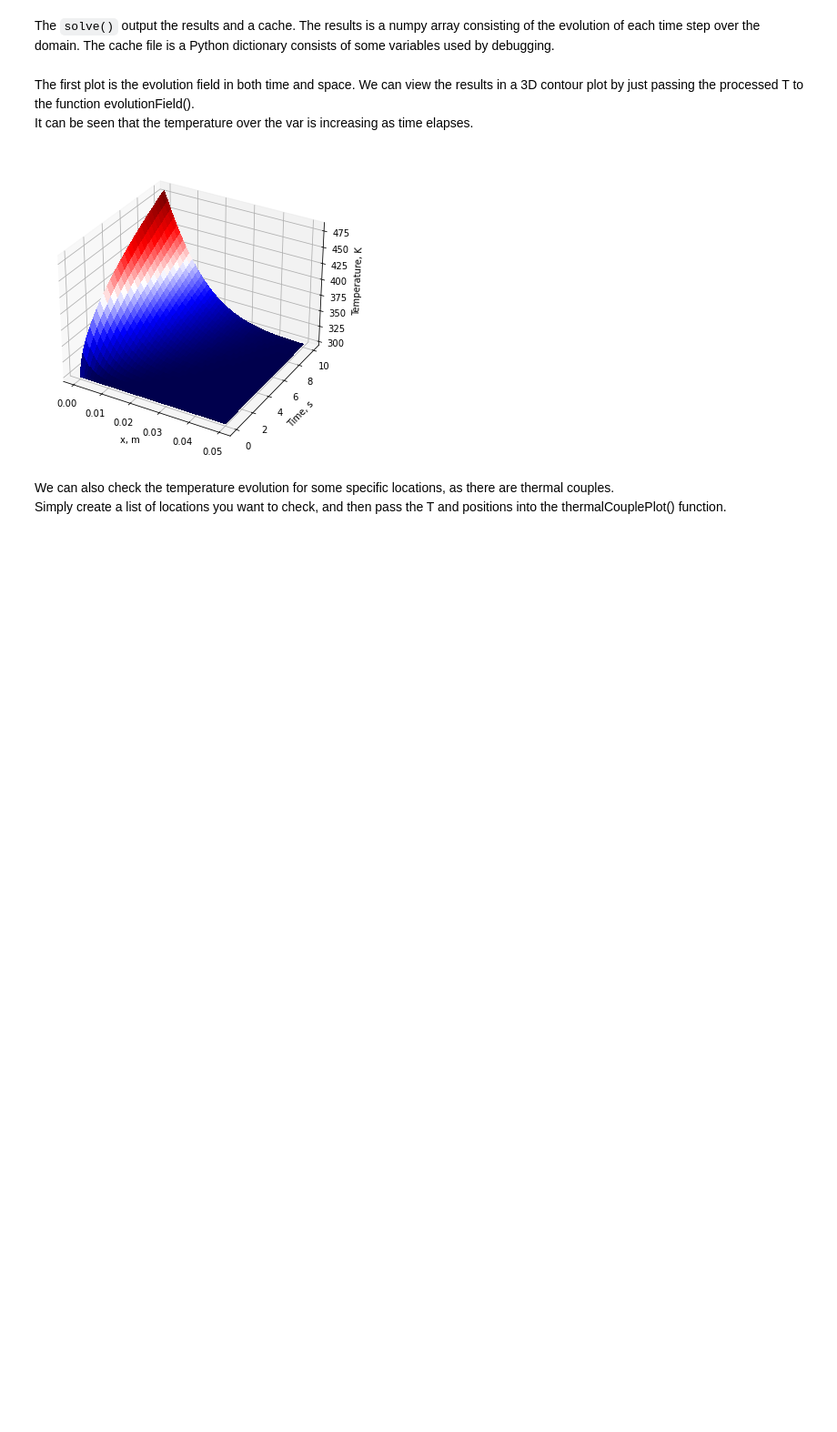
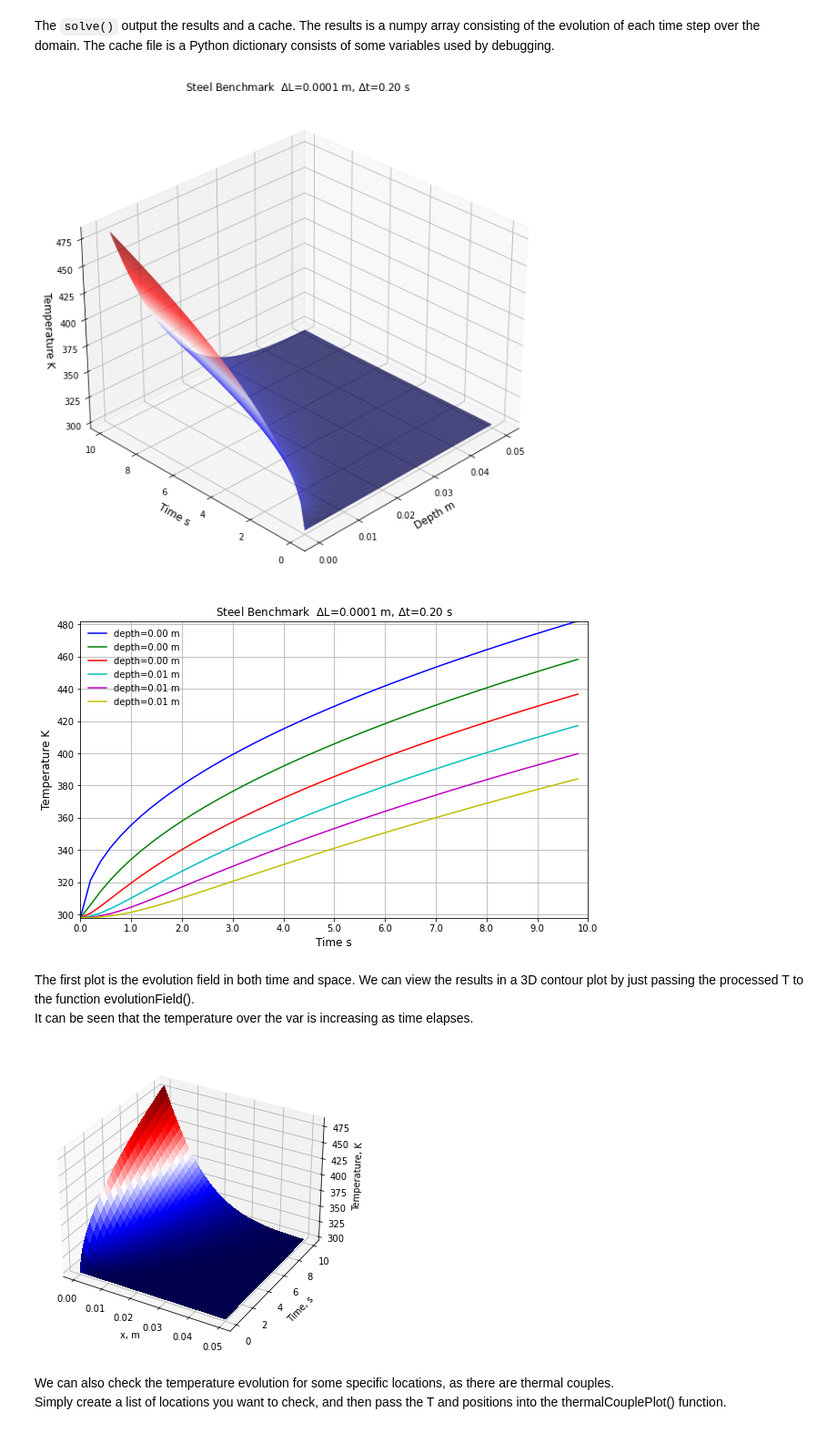
Before and after one commit to NelisW/heatConduction, a Jupyter notebook: 1D-heatflow.ipynb, the cells around one changed output. Shown at 91% size. Cells and saved outputs as stored; diff of their text form; code cells hidden in the pictures; blank space fills up the shorter version.

```diff
--- a/1D-heatflow.ipynb
+++ b/1D-heatflow.ipynb
@@ -41,6 +41,15 @@ paras = pd.Series(name = column,dtype='object')
 paras['length'] = 0.05
 paras['numberOfNode'] = 501
 
+
+# Material
+paras['material'] = 'Steel'
+paras['density'] = 7850        #  kg/m3
+paras['conductivity'] = 60.5   #  W/(m.K)
+paras['heatCapacity cp'] = 434    #  J/(kg.K)
+paras['diffusivity'] = paras['conductivity'] / (paras['density'] * paras['heatCapacity cp']) # m2/s
+paras['penDepth (Diurnal)'] = np.sqrt(7.7 * paras['diffusivity'] * 86.4e3 )
+
 # Solution
 paras['numberOfTimeStep'] = 50
 paras['deltaTime'] = 0.2
@@ -48,15 +57,8 @@ paras['maxIteration'] = 20
 paras['convergence'] = 1E-10
 paras['relaxation'] = 1 # value in [0-1] Very sensitive!!!
 paras['showProg'] = False # print every time step
+paras['penDepth'] = np.sqrt(7.7 * paras['diffusivity'] * paras['deltaTime'] )
 
-# Material
-paras['material'] = 'steel'
-paras['material function'] = 'constant'
-paras['density'] = 7850        #  kg/m3
-paras['conductivity'] = 60.5   #  W/(m.K)
-paras['heatCapacity'] = 434    #  J/(m.K)
-paras['diffusivity'] = paras['conductivity'] / (paras['density'] * paras['heatCapacity']) # m2/s
-paras['penDepth'] = np.sqrt(7.7 * paras['diffusivity'] * paras['deltaTime'] )
 
 # Initial conditions
 paras['Initial value'] = 298.  # K
@@ -65,7 +67,7 @@ paras['Initial value'] = 298.  # K
 paras['Do radiative'] = False
 paras['Emissivity'] = 0.8
 paras['AtmoTau'] = 0.8
-paras['Solar constant'] = 1500 # W/m2 top of atmo
+paras['Solar constant'] = 1367 # W/m2 top of atmo
 
 # Boundary conditions
 x0 = np.linspace(0,75000,int(paras['numberOfTimeStep']))
@@ -101,6 +103,13 @@ The `solve()` output the results and a cache. The results is a numpy array consi
 results, cache = hc.solve(paras)
 # %%
 T = pp.preprocess(paras,results)
+# %%
+positions = [0, 0.002, 0.004, 0.006, 0.008, 0.01]
+deltaL = paras['length']/paras['numberOfNode']
+pp.plotsummary(T, positions,1,1,f'{paras["material"]} Benchmark  $\Delta$L={deltaL:0.4f} m, $\Delta$t={paras["deltaTime"]:.2f} s',f'{paras["material"]}heatFEMBench.png')
+# %% [output]
+[figure, added]
+[figure, added]
 # %% [markdown]
 The first plot is the evolution field in both time and space. We can view the results in a 3D contour plot by just passing the processed T to the function evolutionField(). <br>
 It can be seen that the temperature over the var is increasing as time elapses.
```
Also changed, not shown: parts of 24 cells of this notebook, 16 other files.
